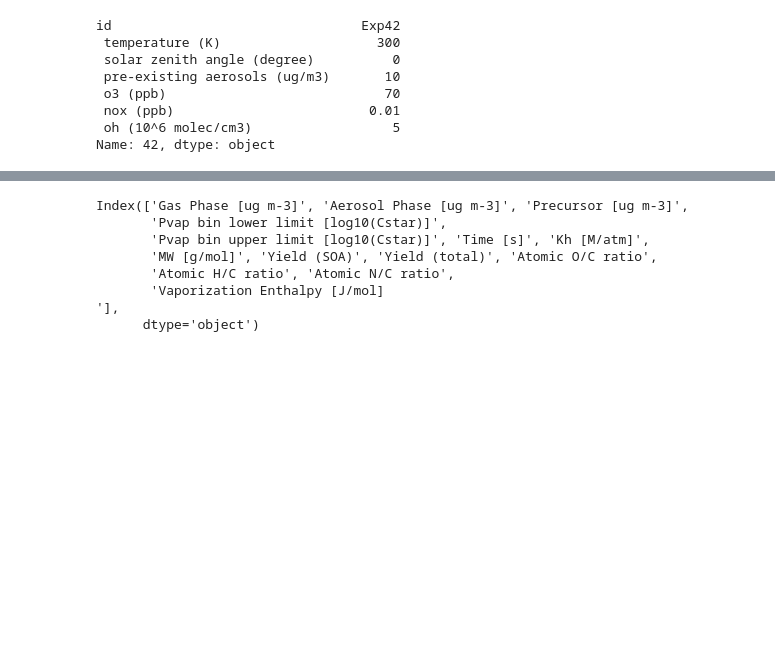
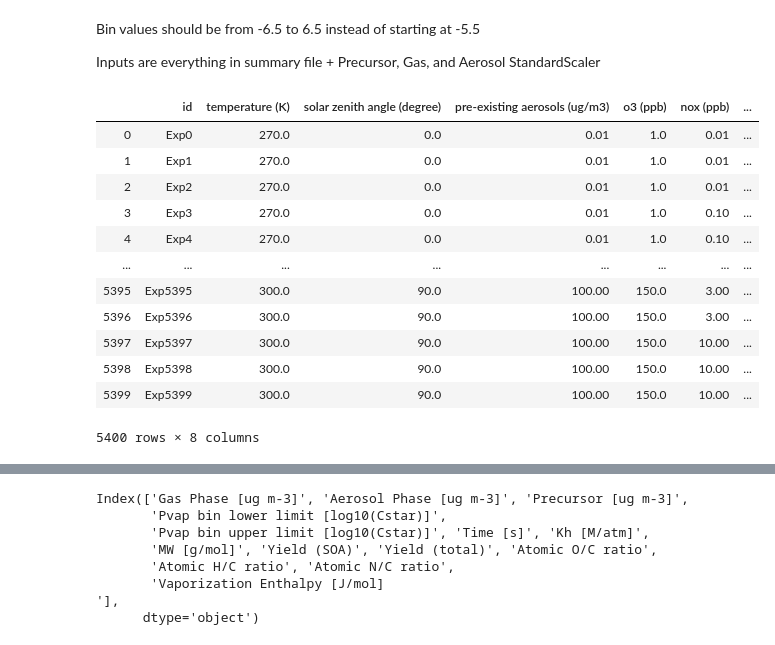
Before and after one commit to NCAR/gecko-ml, a Jupyter notebook: djgagne/gecko_processing.ipynb, the cells around one changed output, grey strips where cells are left out. Drawn from its saved outputs; the diff is of its cells as text; code cells hidden in the pictures; blank space fills up the shorter version.

```diff
--- a/djgagne/gecko_processing.ipynb
+++ b/djgagne/gecko_processing.ipynb
@@ -12,11 +13,27 @@ master_list = pd.read_csv(master_list_file, skiprows=3)
-# %%
-master_list.iloc[42]
-# %% [output]
-id                                Exp42
- temperature (K)                    300
- solar zenith angle (degree)          0
- pre-existing aerosols (ug/m3)       10
- o3 (ppb)                            70
- nox (ppb)                         0.01
- oh (10^6 molec/cm3)                  5
-Name: 42, dtype: object
+# %% [markdown]
+Bin values should be from -6.5 to 6.5 instead of starting at -5.5
+
+Inputs are everything in summary file + Precursor, Gas, and Aerosol
+StandardScaler
+# %%
+summary_file = "/glade/scratch/siyuan/POSTPROCESSING/ML2019_toluene_kOH/Batch1_toluene/GAR0084_Exp_List_TEXT_PreCompile_BatchSubmit_v0.csv"
+summary_data = pd.read_csv(summary_file, skiprows=3)
+summary_data.columns = summary_data.columns.str.strip()
+summary_data.columns
+summary_data["idnum"] = summary_data.index
+# %%
+summary_data
+# %% [output]
+|  | id | temperature (K) | solar zenith angle (degree) | pre-existing aerosols (ug/m3) | o3 (ppb) | nox (ppb) | ... |
+| 0 | Exp0 | 270.0 | 0.0 | 0.01 | 1.0 | 0.01 | ... |
+| 1 | Exp1 | 270.0 | 0.0 | 0.01 | 1.0 | 0.01 | ... |
+| 2 | Exp2 | 270.0 | 0.0 | 0.01 | 1.0 | 0.01 | ... |
+| 3 | Exp3 | 270.0 | 0.0 | 0.01 | 1.0 | 0.10 | ... |
+| 4 | Exp4 | 270.0 | 0.0 | 0.01 | 1.0 | 0.10 | ... |
+| ... | ... | ... | ... | ... | ... | ... | ... |
+| 5395 | Exp5395 | 300.0 | 90.0 | 100.00 | 150.0 | 3.00 | ... |
+| 5396 | Exp5396 | 300.0 | 90.0 | 100.00 | 150.0 | 3.00 | ... |
+| 5397 | Exp5397 | 300.0 | 90.0 | 100.00 | 150.0 | 10.00 | ... |
+| 5398 | Exp5398 | 300.0 | 90.0 | 100.00 | 150.0 | 10.00 | ... |
+| 5399 | Exp5399 | 300.0 | 90.0 | 100.00 | 150.0 | 10.00 | ... |
+5400 rows × 8 columns
```
Also changed, not shown: parts of 20 cells of this notebook.
